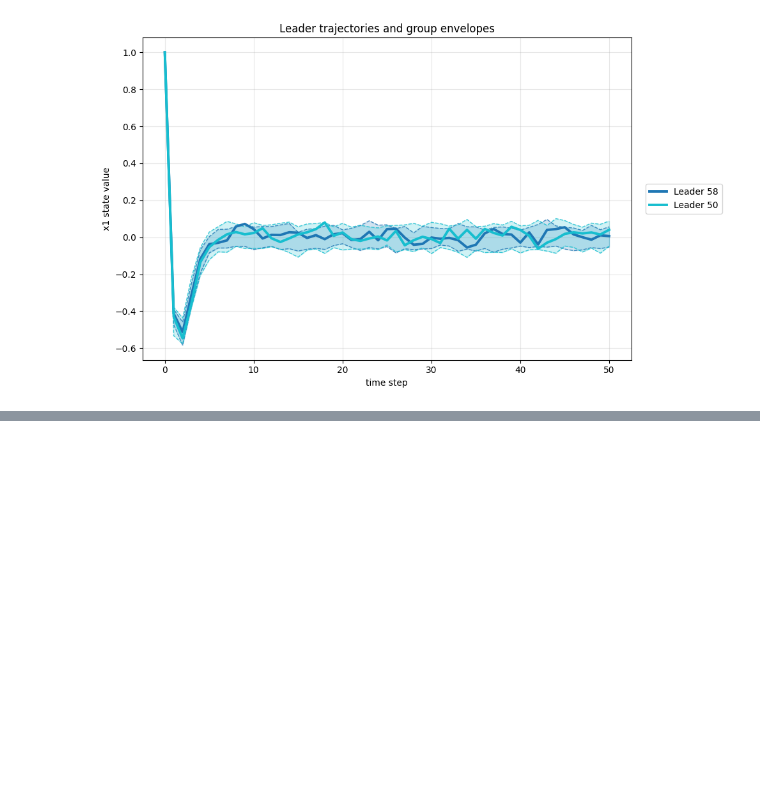
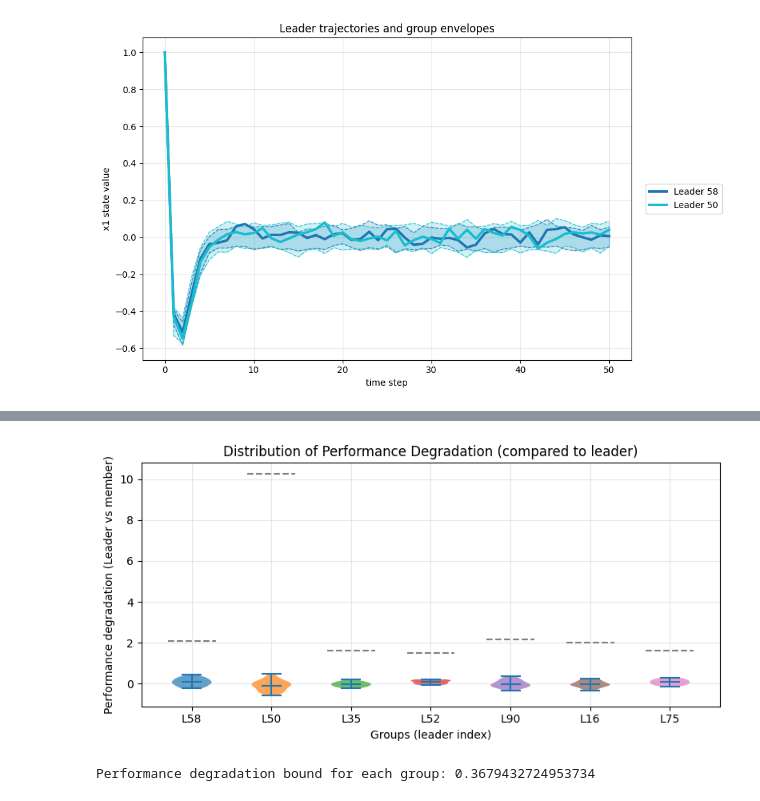
Before and after one commit to PeilinZhang/4YP, a Jupyter notebook: Grouping.ipynb, the cells around one changed output, grey strips where cells are left out. Saved outputs shown, nothing was run; the diff lists cells and outputs as text; code cells hidden in the pictures; blank space fills up the shorter version.

```diff
--- a/Grouping.ipynb
+++ b/Grouping.ipynb
@@ -1292,40 +1241,69 @@ leader: 75 size: 14 members: [22, 36, 41, 79, 68, 84, 97, 53, 0, 28, 58, 75, 21,
 # %%
-degree_error = {i: error[i] - error[leader_of[i]] for i in range(num_systems)}
+#for comparing with leader's trajectory
+bound_error = {i: error[i] - error[leader_of[i]] for i in range(num_systems)}
+bound_errorm = {i: errorm[i] - errorm[leader_ofm[i]] for i in range(num_systems)}
 
 #violin plot
-group_data_error = []
-labels_error = []
+group_data_error_to_leader = []
+labels_error_to_leader = []
+performance_degradation_bound = []
 
 for g in groups:
     leader = g["leader"]
     members = g["members"]
+    max_dist = max(dist_to_leader[i] for i in members)
+    dist_leader_C = Gap_margin_from_K(LQR_wrapper(u, stored_x[leader]), C, stored_x[leader], stored_hankels[leader], L)["gap_to_C"]
+    performance_degradation_bound.append(performance_degradation(dist_leader_C, max_dist, u))
+    values = [bound_error[i] for i in members]
 
-    values = [degree_error[i] for i in members]
+    group_data_error_to_leader.append(values)
+    labels_error_to_leader.append(f"L{leader}")
 
-    group_data_error.append(values)
-    labels_error.append(f"L{leader}")
+for g in groupsm:
+    leader = g["leader"]
+    members = g["members"]
+    max_distm = max(dist_to_leaderm[i] for i in members)
+    dist_leader_Cm = Gap_margin_from_K(LQR_wrapper(u, stored_x[leader]), C, stored_x[leader], stored_hankels[leader], L)["gap_to_C"]
+    performance_degradation_bound.append(performance_degradation(dist_leader_Cm, max_distm, u))
+    values = [bound_errorm[i] for i in members]
+
+    group_data_error_to_leader.append(values)
+    labels_error_to_leader.append(f"L{leader}")
 
 plt.figure(figsize=(8, 4))
 
-vp = plt.violinplot(group_data_error, showmeans=True, showmedians=False)
-
-# color each violin
-unique_leaders = [g["leader"] for g in groups]
-colors = plt.cm.tab10(range(len(unique_leaders)))
+vp = plt.violinplot(group_data_error_to_leader, showmeans=True, showmedians=False)
 
 for i, body in enumerate(vp["bodies"]):
     body.set_facecolor(colors[i])
     body.set_alpha(0.7)
 
+for i in range(len(performance_degradation_bound)):
+    plt.hlines(
+        performance_degradation_bound[i],
+        xmin=i + 1 - 0.3,
+        xmax=i + 1 + 0.3,
+        colors="grey",
+        linestyles="--",
+        linewidth=1.5,
+        # label="Theoretical Performance Degradation Bound" if i == 0 else None
+    )
+
 # for i, values in enumerate(group_data, start=1):
 #     x = np.random.normal(i, 0.05, size=len(values))  # jitter
 #     plt.scatter(x, values, color="black", s=15, alpha=0.6)
 
-plt.xticks(range(1, len(labels_error) + 1), labels_error)
+plt.xticks(range(1, len(labels_error_to_leader) + 1), labels_error_to_leader)
 plt.xlabel("Groups (leader index)")
-plt.ylabel("Performance degradation (Leader's controller vs. Optimal)")
-plt.title("Distribution of Performance Degradation within each group")
+plt.ylabel("Performance degradation (Leader vs member)")
+plt.title("Distribution of Performance Degradation (compared to leader)")
 plt.grid(True, alpha=0.3)
 
 plt.tight_layout()
 plt.show()
+# %% [output]
+[figure, added]
+# %%
+print("Performance degradation bound for each group:", performance_degradation_bound[0])
+# %% [output]
+Performance degradation bound for each group: 0.3679432724953734
```
Also changed, not shown: parts of 10 cells of this notebook.
